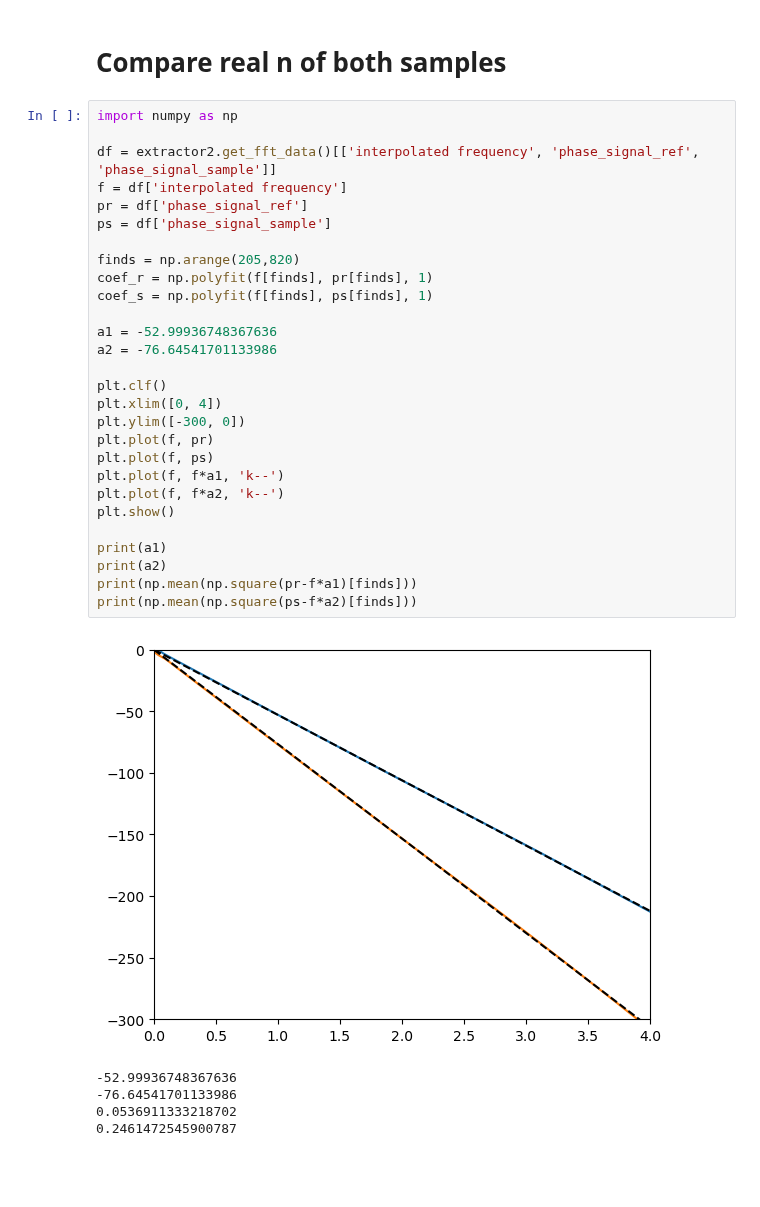
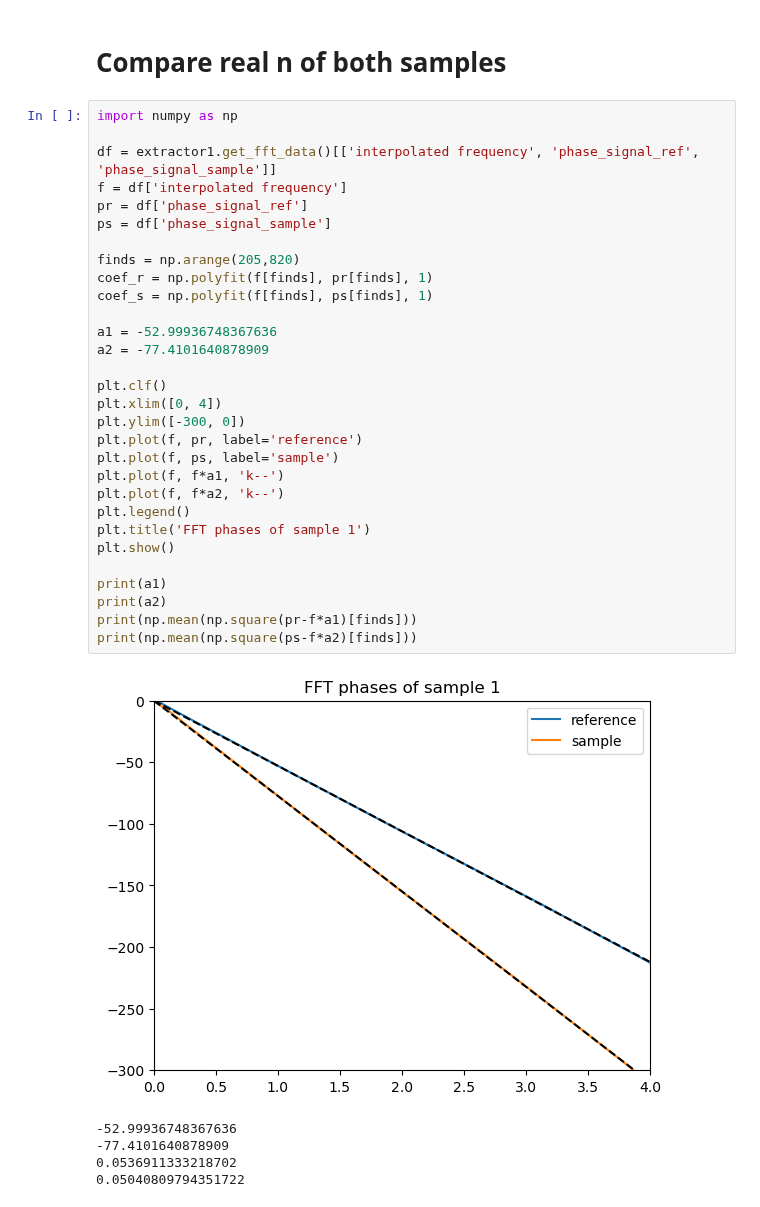
Before and after one commit to tls54/THz-TDS, a Jupyter notebook: Notebooks/gaas.ipynb, the cells around one changed output. Saved outputs shown, nothing was run; the diff lists cells and outputs as text; blank space fills up the shorter version.

```diff
--- a/Notebooks/gaas.ipynb
+++ b/Notebooks/gaas.ipynb
@@ -40,34 +44,36 @@ mean squared error for ref and sample:  0.0536911333218702 0.24614669358069735
 # %%
 import numpy as np
 
-df = extractor2.get_fft_data()[['interpolated frequency', 'phase_signal_ref', 'phase_signal_sample']]
+df = extractor1.get_fft_data()[['interpolated frequency', 'phase_signal_ref', 'phase_signal_sample']]
 f = df['interpolated frequency']
 pr = df['phase_signal_ref']
 ps = df['phase_signal_sample']
 
 finds = np.arange(205,820)
 coef_r = np.polyfit(f[finds], pr[finds], 1)
 coef_s = np.polyfit(f[finds], ps[finds], 1)
 
 a1 = -52.99936748367636
-a2 = -76.64541701133986
+a2 = -77.4101640878909
 
 plt.clf()
 plt.xlim([0, 4])
 plt.ylim([-300, 0])
-plt.plot(f, pr)
-plt.plot(f, ps)
+plt.plot(f, pr, label='reference')
+plt.plot(f, ps, label='sample')
 plt.plot(f, f*a1, 'k--')
 plt.plot(f, f*a2, 'k--')
+plt.legend()
+plt.title('FFT phases of sample 1')
 plt.show()
 
 print(a1)
 print(a2)
 print(np.mean(np.square(pr-f*a1)[finds]))
 print(np.mean(np.square(ps-f*a2)[finds]))
 # %% [output]
-[figure, old version]
+[figure, new version]
 -52.99936748367636
--76.64541701133986
+-77.4101640878909
 0.0536911333218702
-0.2461472545900787
+0.05040809794351722
```
Also changed, not shown: parts of 5 cells of this notebook, 1 other file.
